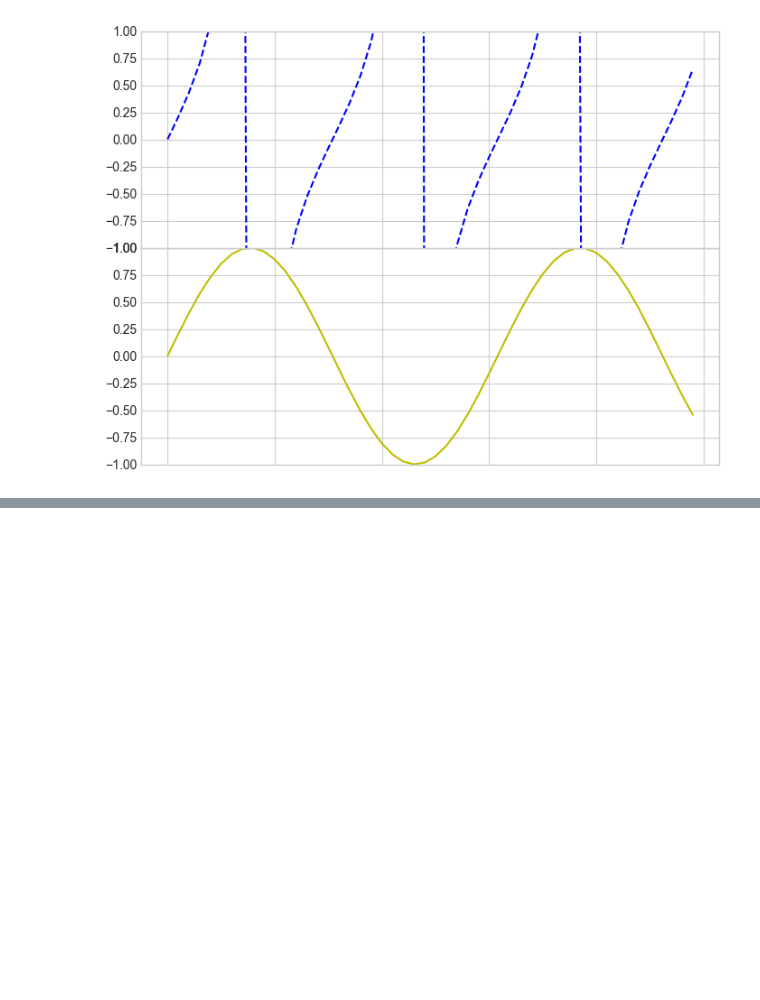
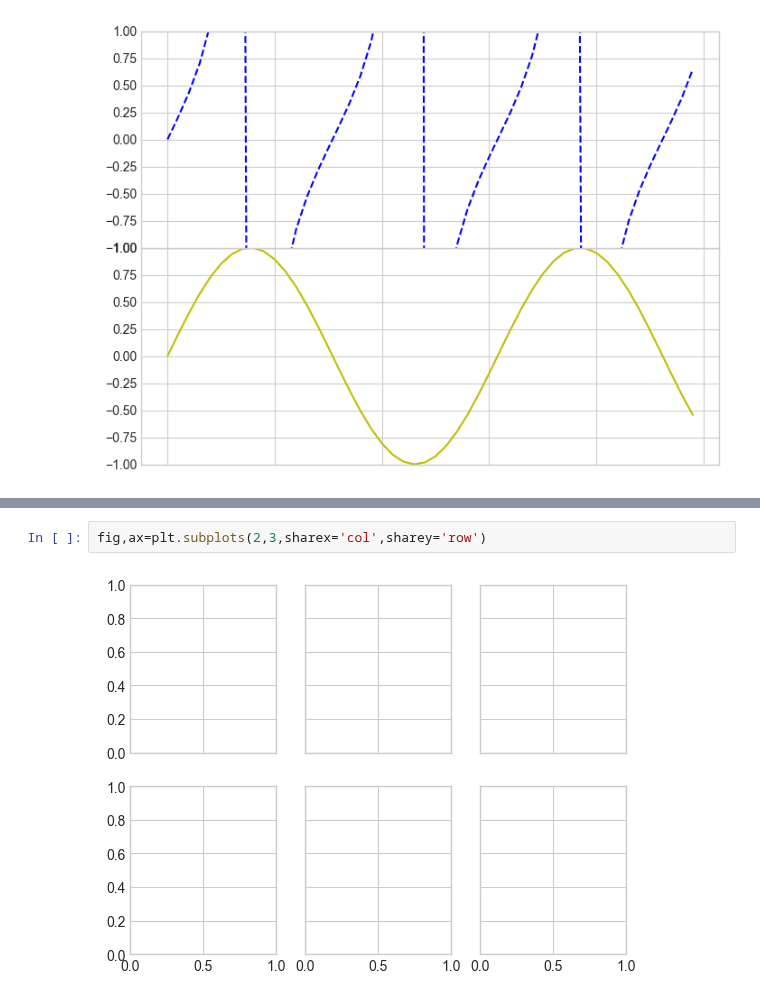
Before and after one commit to denis-james/Self-Learning, a Jupyter notebook: Matplotlib/7. Subplots.ipynb, the cells around one changed output, grey strips where cells are left out. Drawn from its saved outputs; the diff is of its cells as text; blank space fills up the shorter version.

```diff
--- a/Matplotlib/7. Subplots.ipynb
+++ b/Matplotlib/7. Subplots.ipynb
@@ -31,0 +57,4 @@ ax2.plot(np.tan(x),'--b')
+# %%
+fig,ax=plt.subplots(2,3,sharex='col',sharey='row')
+# %% [output]
+[figure, added]
```
Also changed, not shown: parts of 12 cells of this notebook.
